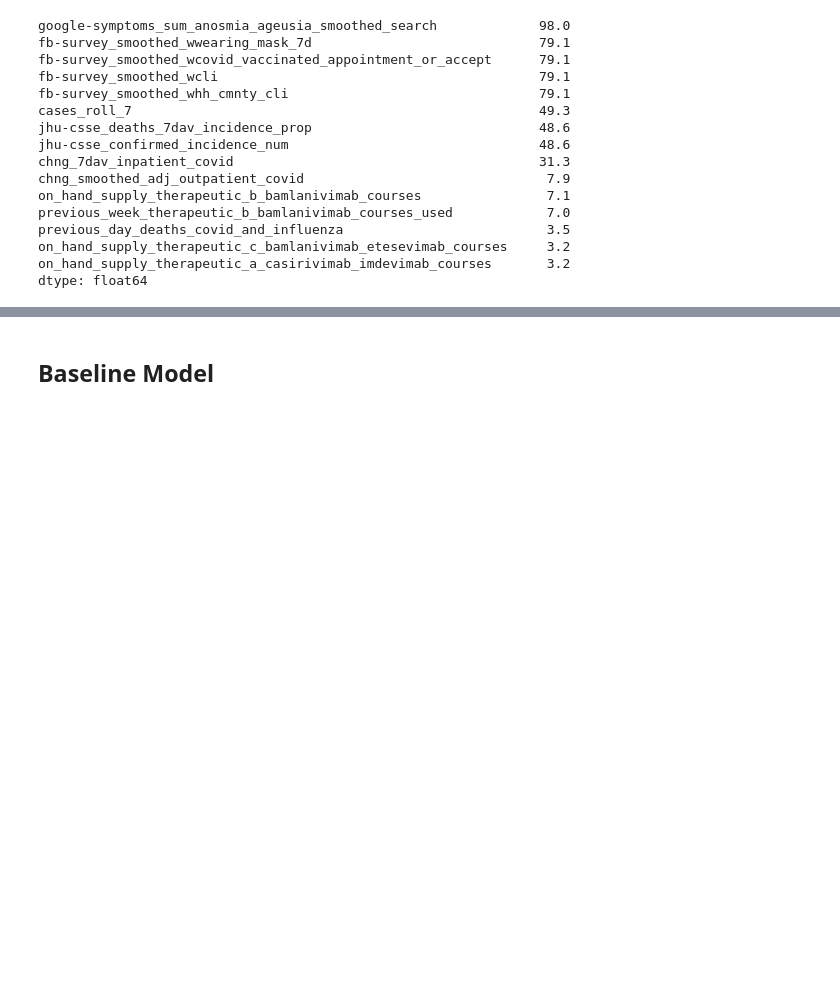
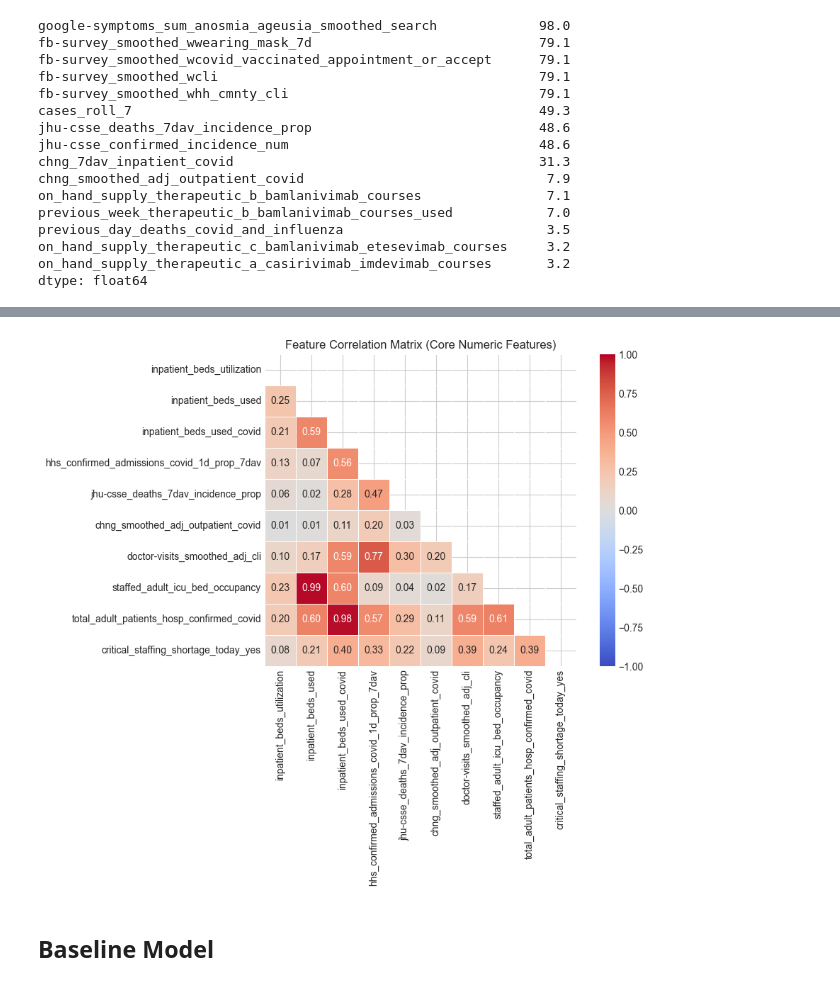
Before and after one commit to j-hendricks/covid-cases-exploration, a Jupyter notebook: prediction.ipynb, the cells around one changed output, grey strips where cells are left out. Saved outputs shown, nothing was run; the diff lists cells and outputs as text; code cells hidden in the pictures; blank space fills up the shorter version.

```diff
--- a/prediction.ipynb
+++ b/prediction.ipynb
@@ -277,3 +281,15 @@ dtype: float64
+# %%
+corr_matrix = model_df[selected_numeric_features].corr()
+
+plt.figure(figsize=(10, 8))
+mask = np.triu(np.ones_like(corr_matrix, dtype=bool))
+sns.heatmap(corr_matrix, mask=mask, annot=True, fmt='.2f', cmap='coolwarm',
+            center=0, vmin=-1, vmax=1, square=True, linewidths=0.5)
+plt.title('Feature Correlation Matrix (Core Numeric Features)')
+plt.tight_layout()
+plt.show()
+# %% [output]
+[figure, added]
 # %%
 unique_dates = np.array(sorted(model_df['date'].unique()))
 tscv = TimeSeriesSplit(n_splits=FOLDS)
```
Also changed, not shown: parts of 21 cells of this notebook.
